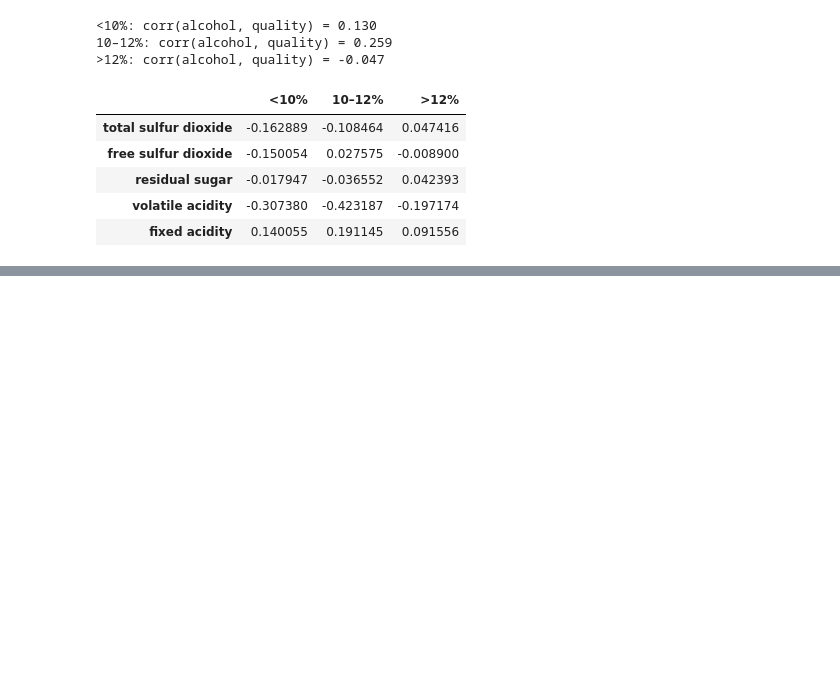
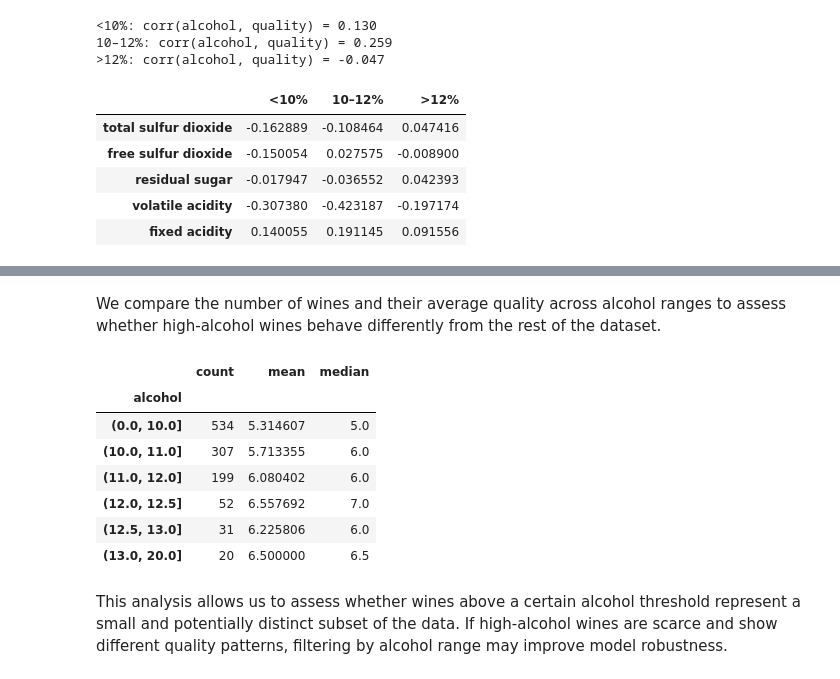
Before and after one commit to Martukigl/wine-analysis-project, a Jupyter notebook: notebooks/01_wine_quality_EDA.ipynb, the cells around one changed output, grey strips where cells are left out. Saved outputs shown, nothing was run; the diff lists cells and outputs as text; code cells hidden in the pictures; blank space fills up the shorter version.

```diff
--- a/notebooks/01_wine_quality_EDA.ipynb
+++ b/notebooks/01_wine_quality_EDA.ipynb
@@ -502,0 +586,8 @@ corr_table.head()
+# %%
+# --- Alcohol ranges
+alcohol_bins = pd.cut(
+    wine_quality["alcohol"],
+    bins=[0, 10, 11, 12, 12.5, 13, 20]
+)
+
+alcohol_bins.value_counts().sort_index()
@@ -502,0 +603,23 @@ corr_table.head()
+# %% [markdown]
+We compare the number of wines and their average quality across alcohol
+ranges to assess whether high-alcohol wines behave differently from
+the rest of the dataset.
+# %%
+# --- Quality by alcohol range
+wine_quality.groupby(alcohol_bins)["quality"].agg(
+    ["count", "mean", "median"]
+)
+# %% [output]
+|  | count | mean | median |
+| alcohol |  |  |  |
+| (0.0, 10.0] | 534 | 5.314607 | 5.0 |
+| (10.0, 11.0] | 307 | 5.713355 | 6.0 |
+| (11.0, 12.0] | 199 | 6.080402 | 6.0 |
+| (12.0, 12.5] | 52 | 6.557692 | 7.0 |
+| (12.5, 13.0] | 31 | 6.225806 | 6.0 |
+| (13.0, 20.0] | 20 | 6.500000 | 6.5 |
+# %% [markdown]
+This analysis allows us to assess whether wines above a certain alcohol
+threshold represent a small and potentially distinct subset of the data.
+If high-alcohol wines are scarce and show different quality patterns,
+filtering by alcohol range may improve model robustness.
```
Also changed, not shown: parts of 13 cells of this notebook, 6 other files.
